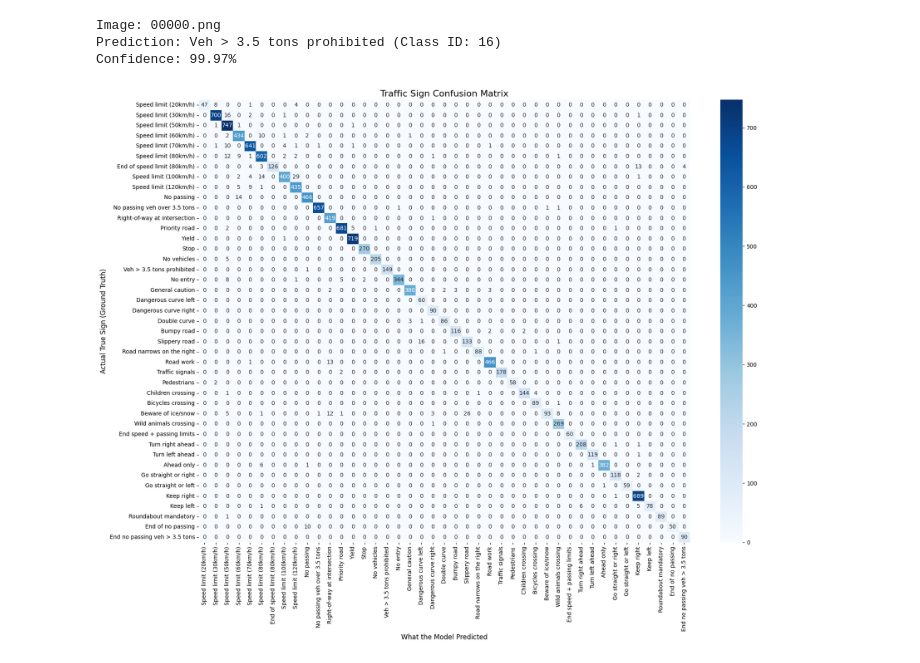
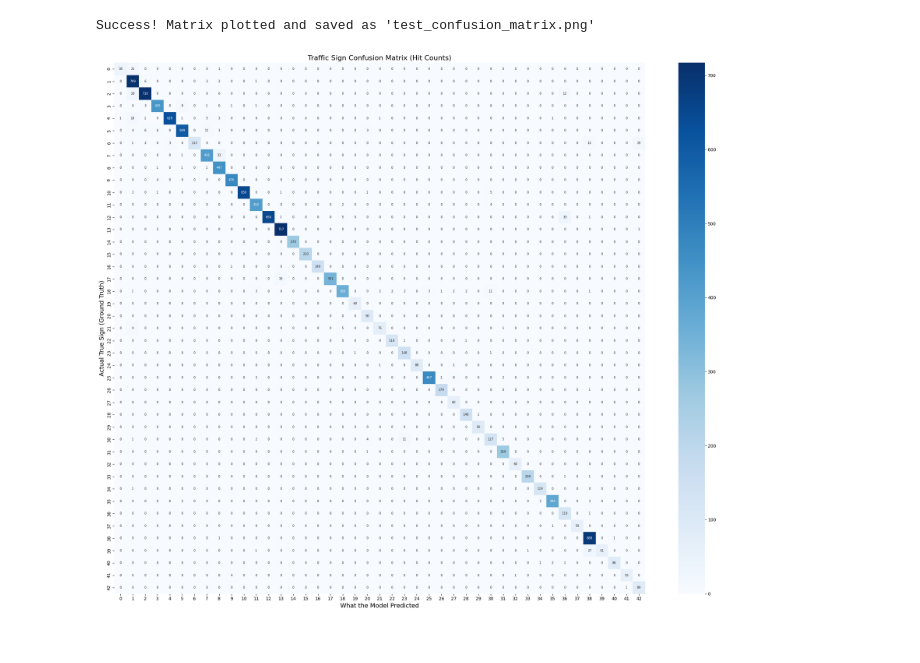
Before and after one commit to Katameqqe/GTSRB-cnn, a Jupyter notebook: test.ipynb, the cells around one changed output. Cells and saved outputs as stored; diff of their text form; code cells hidden in the pictures.

```diff
--- a/test.ipynb
+++ b/test.ipynb
@@ -79,14 +117,13 @@ class TrafficSignCNN(nn.Module):
         return x
 # %%
 # ---------------------------------------------------------
-# 3. Load the Saved Weights
+# 4. Load the Saved Weights
 # ---------------------------------------------------------
 device = torch.device('cuda' if torch.cuda.is_available() else 'cpu')
 
-model = TrafficSignCNN(num_classes=43)
-model.load_state_dict(torch.load('traffic_sign_classifier.pth', map_location=device))
+model = TrafficSignCNN(num_classes=NUM_CLASSES)
+model.load_state_dict(torch.load(MODEL_PATH, map_location=device))
 model.to(device)
-model.eval() # Set model to evaluation mode (turns off dropout)
-
-print(f"Model loaded successfully on {device}!")
+model.eval()
+print("Model loaded successfully!")
 # %% [output]
@@ -94,10 +131,13 @@ Model loaded successfully on cuda!
 # %%
 # ---------------------------------------------------------
-# 4. Prepare the Image Transform Pipeline
+# 5. Prepare the Image Transform Pipeline
 # ---------------------------------------------------------
 test_transforms = transforms.Compose([
     transforms.Resize((32, 32)),
     transforms.ToTensor(),
 ])
+
+test_dataset = TrafficSignTestDataset(csv_file=CSV_FILE, root_dir=ROOT_DIR, transform=test_transforms)
+test_loader = DataLoader(dataset=test_dataset, batch_size=64, shuffle=False)
 # %%
 # ---------------------------------------------------------
@@ -129,11 +162,0 @@ def predict_image(image_path):
-# %%
-# ---------------------------------------------------------
-# 6. Test it out!
-# ---------------------------------------------------------
-# Point this to any image inside your Kaggle 'Test' folder or an image from Google
-my_test_image = 'data/Test/00000.png'
-predict_image(my_test_image)
-# %% [output]
-Image: 00000.png
-Prediction: Veh > 3.5 tons prohibited (Class ID: 16)
-Confidence: 99.97%
@@ -199,9 +163,26 @@ test_loader = DataLoader(dataset=test_dataset, batch_size=32, shuffle=False)
-# %%
-# Set your device
-device = torch.device('cuda' if torch.cuda.is_available() else 'cpu')
-model = model.to(device)
-
-# Run the confusion matrix!
-plot_confusion_matrix(model, test_loader, device, num_classes=43)
-# %% [output]
-[figure, removed]
+# %%
+# ---------------------------------------------------------
+# 7. Plotting the Heatmap with Hit Numbers
+# ---------------------------------------------------------
+plt.figure(figsize=(22, 18))
+
+sns.heatmap(
+    cm,
+    annot=True,             # Shows the number of hits inside each block
+    annot_kws={"size": 7},  # Scales down text size so numbers fit perfectly
+    cmap='Blues',
+    fmt='d'                 # Displays hits as normal integers (e.g. 145 instead of 1.45e2)
+)
+
+plt.title('Traffic Sign Confusion Matrix (Hit Counts)', fontsize=16)
+plt.ylabel('Actual True Sign (Ground Truth)', fontsize=14)
+plt.xlabel('What the Model Predicted', fontsize=14)
+plt.tight_layout()
+
+# Save a hard copy to your workspace automatically
+plt.savefig('test_confusion_matrix.png', dpi=300)
+print("Success! Matrix plotted and saved as 'test_confusion_matrix.png'")
+plt.show()
+# %% [output]
+Success! Matrix plotted and saved as 'test_confusion_matrix.png'
+[figure, added]
```
Also changed, not shown: parts of 8 cells of this notebook, 1 other file.
